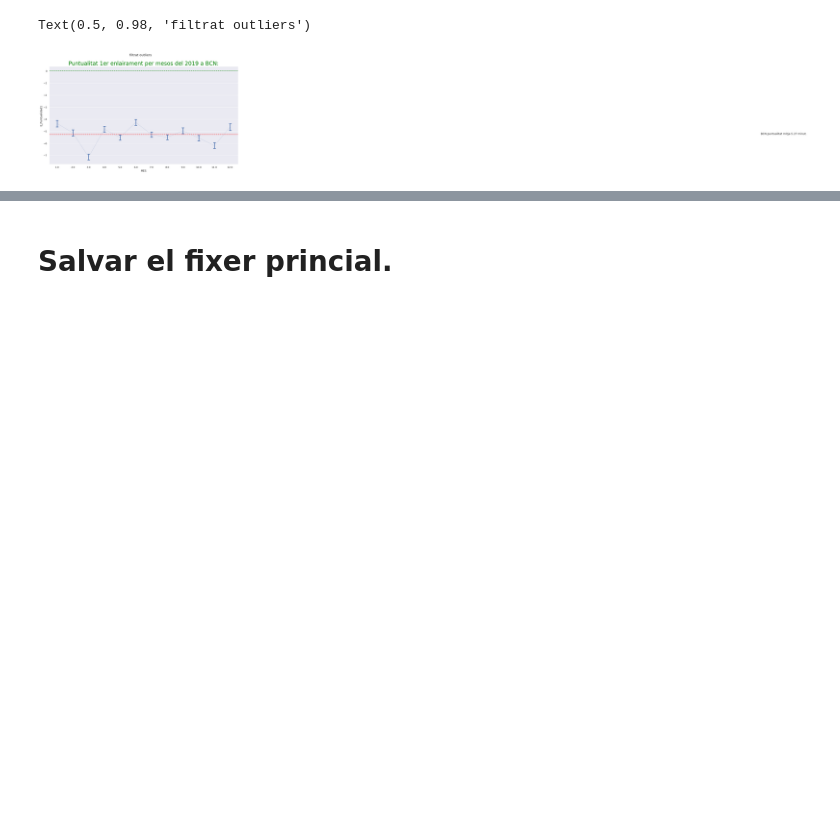
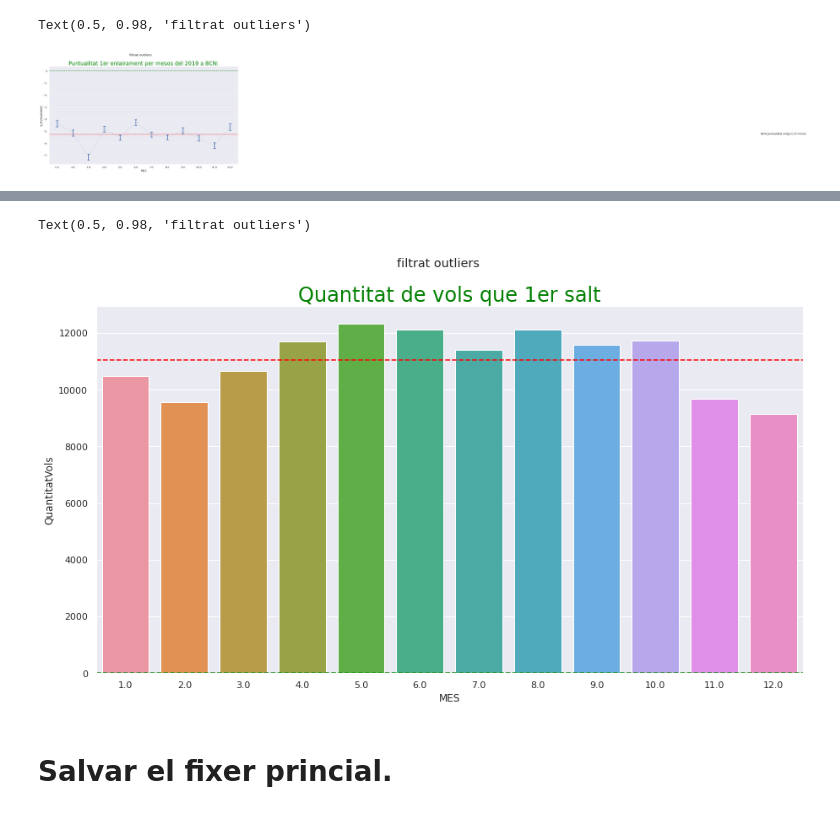
Before and after one commit to JMML2021/Entrega-projecte-final, a Jupyter notebook: Calculo_Ryainair2019ipynb.ipynb, the cells around one changed output, grey strips where cells are left out. Drawn from its saved outputs; the diff is of its cells as text; code cells hidden in the pictures; blank space fills up the shorter version.

```diff
--- a/Calculo_Ryainair2019ipynb.ipynb
+++ b/Calculo_Ryainair2019ipynb.ipynb
@@ -550,0 +524,7 @@ Text(0.5, 0.98, 'filtrat outliers')
+# %%
+df4= df3.copy() #[df3['MES', 'Secuencia']]
+df4=df4.groupby(['MES', 'Secuencia']).size()
+df4 = df4.reset_index()
+#df4['Quantitat']=df3.groupby(['MES', 'Secuencia']).size()
+df4.columns = ['MES','Secuencia','QuantitatVols']
+df4
@@ -551,3 +545,15 @@ Text(0.5, 0.98, 'filtrat outliers')
+# %%
+#df4.columns = ['MES', 'QuantitatVols'] # change column names
+ax=sns.barplot(x = 'MES', y = 'QuantitatVols',   data=df4)
+
+ax.set_title('Quantitat de vols que 1er salt', fontsize = 24, color= 'green')
+quantitatVolsMitjana= df4.QuantitatVols.mean()
+ax.axhline(quantitatVolsMitjana, color="red", linestyle = '--', label="ooas")       # Linea 0 verde
+ax.axhline(0, color="green", linestyle = '--')
+plt.suptitle(f'filtrat outliers')
+# %% [output]
+Text(0.5, 0.98, 'filtrat outliers')
+[figure, added]
 # %% [markdown]
 # Salvar el fixer princial.
 # %%
```
Also changed, not shown: parts of 14 cells of this notebook.
